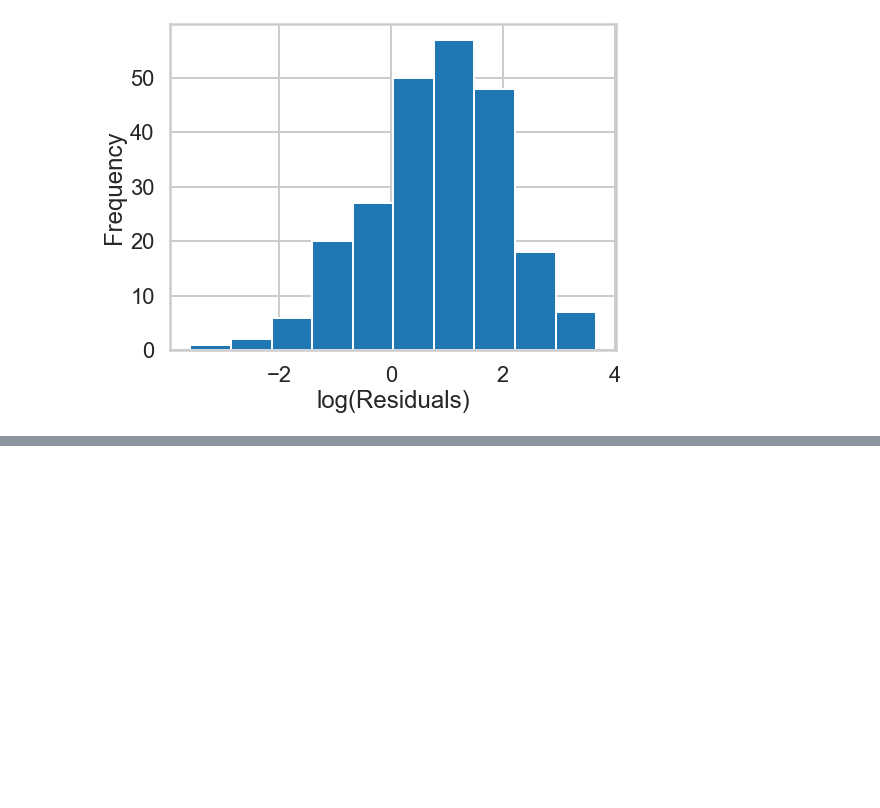
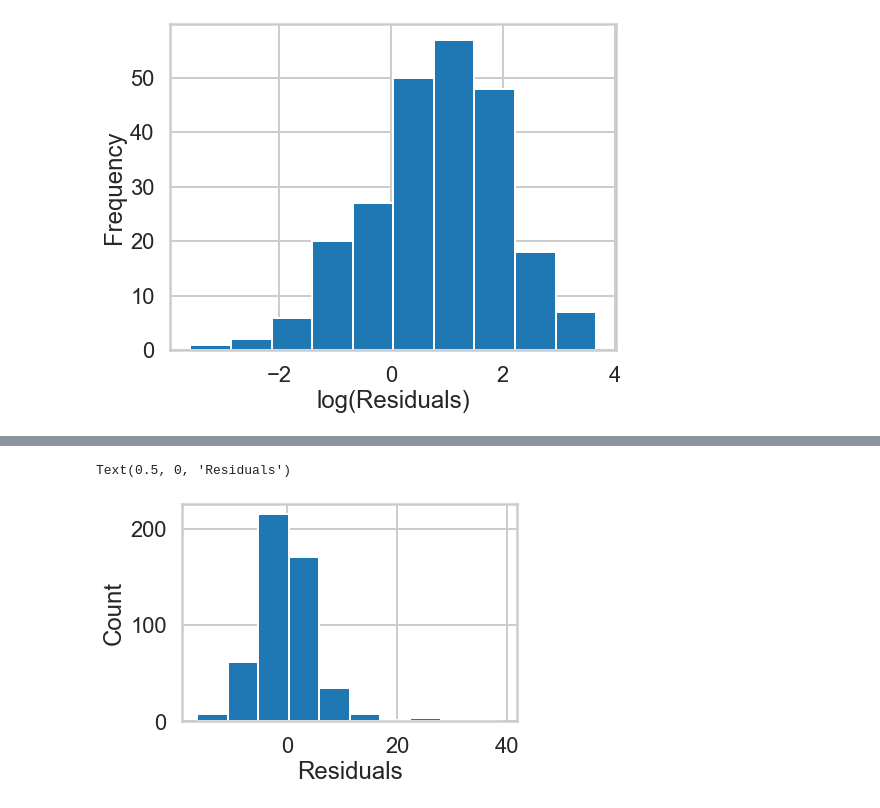
Before and after one commit to narek-g/mec-mini-projects, a Jupyter notebook: mec-11.4.1-linear-regression-mini-project/Mini_Project_Linear_Regression.ipynb, the cells around one changed output, grey strips where cells are left out. Saved outputs shown, nothing was run; the diff lists cells and outputs as text; code cells hidden in the pictures; blank space fills up the shorter version.

```diff
--- a/mec-11.4.1-linear-regression-mini-project/Mini_Project_Linear_Regression.ipynb
+++ b/mec-11.4.1-linear-regression-mini-project/Mini_Project_Linear_Regression.ipynb
@@ -919,0 +1004,5 @@ plt.show()
+# %%
+X = bos[['CRIM','RM','PTRATIO']]
+y = bos.PRICE
+m = sm.OLS(y,X).fit()
+print(m.summary())
@@ -919,0 +1027,7 @@ plt.show()
+# %%
+plt.hist(m.resid)
+plt.ylabel('Count')
+plt.xlabel('Residuals')
+# %% [output]
+Text(0.5, 0, 'Residuals')
+[figure, added]
```
Also changed, not shown: parts of 11 cells of this notebook.
